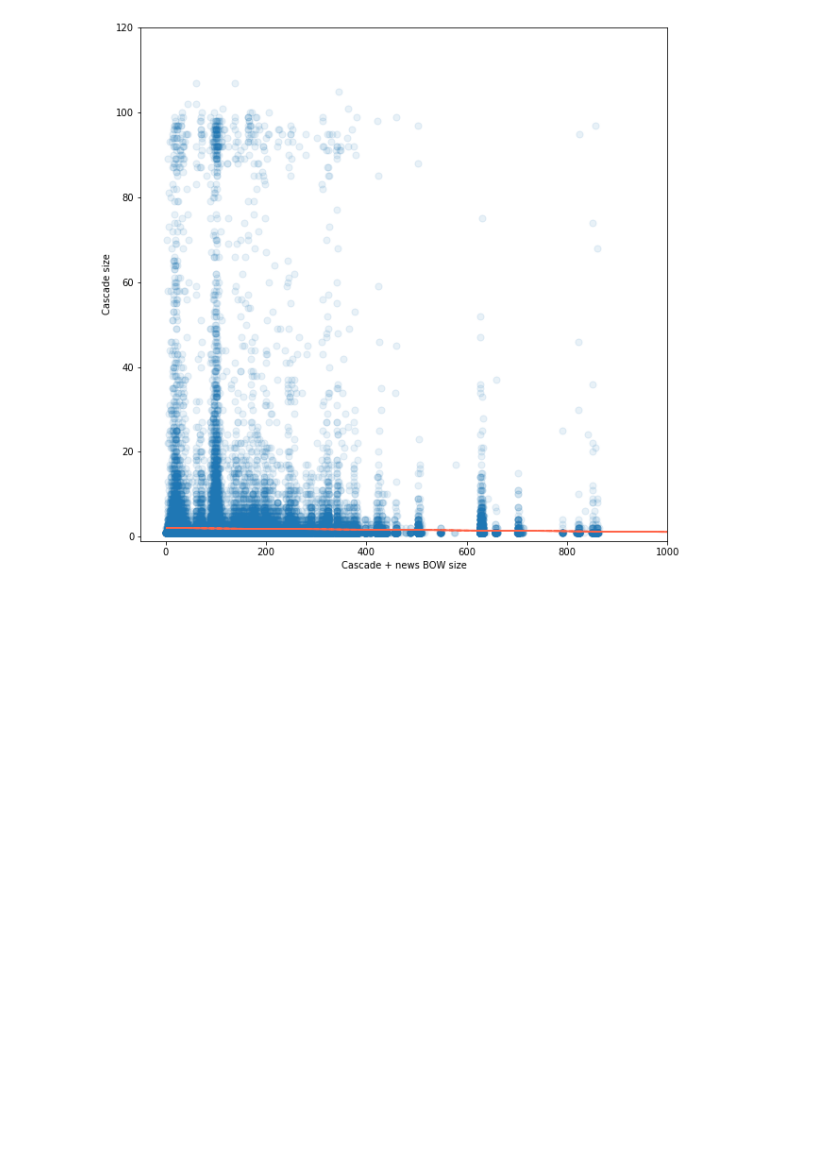
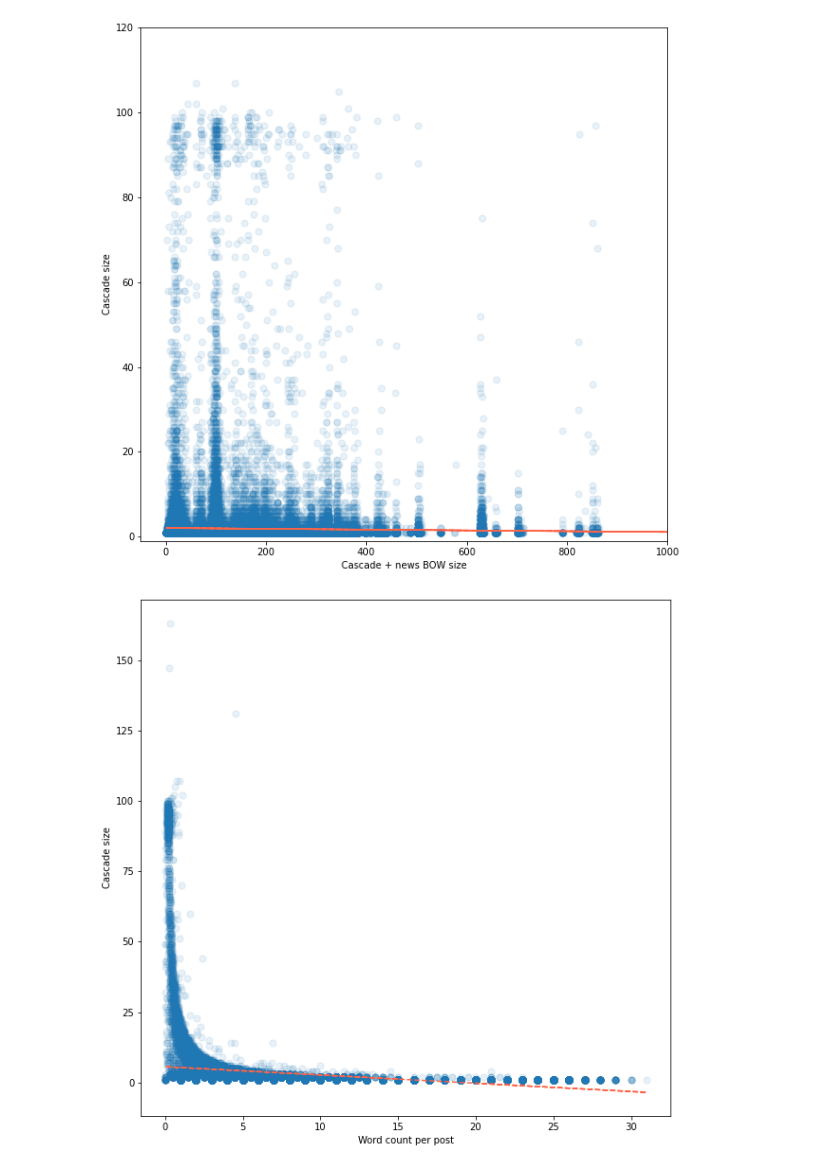
Before and after one commit to CrashedBboy/FakeNewsNet, a Jupyter notebook: code/scripts/statistics/word_count.ipynb, the cells around one changed output. Cells and saved outputs as stored; diff of their text form; code cells hidden in the pictures; blank space fills up the shorter version.

```diff
--- a/code/scripts/statistics/word_count.ipynb
+++ b/code/scripts/statistics/word_count.ipynb
@@ -114,6 +114,9 @@ cascade_word_counts = np.array(cascade_word_counts)
 cascade_bow_sizes = np.array(cascade_bow_sizes)
 cascadenews_word_counts = np.array(cascadenews_word_counts)
 cascadenews_bow_sizes = np.array(cascadenews_bow_sizes)
+# %%
+cascade_avg_word_counts = cascade_word_counts / sizes
+cascade_avg_bow_sizes = cascade_bow_sizes / sizes
 # %%
 print(f"news word count: min={news_word_counts.min()}, max={news_word_counts.max()}, \
     mean={news_word_counts.mean()}, Q1 = {np.percentile(news_word_counts, 25)}, \
@@ -205,3 +208,18 @@ plt.xlim(-50, 1000), plt.ylim(-1, 120)
 plt.show()
 # %% [output]
 [figure]
+# %%
+plt.figure( figsize=(10,10) )
+
+# scatter plot
+plt.scatter(cascade_avg_word_counts, sizes, alpha = 0.1, s = 50)
+
+# linear regression
+a, b = np.polyfit(cascade_avg_word_counts, sizes, 1)
+plt.plot(cascade_avg_word_counts, a*cascade_avg_word_counts + b, color = "tomato", linewidth = 1.5, linestyle = "--")
+
+plt.xlabel("Word count per post"), plt.ylabel("Cascade size")
+#plt.xlim(-50, 1000), plt.ylim(-1, 120)
+plt.show()
+# %% [output]
+[figure, added]
```
Also changed, not shown: parts of 1 cell of this notebook, 9 other files.
